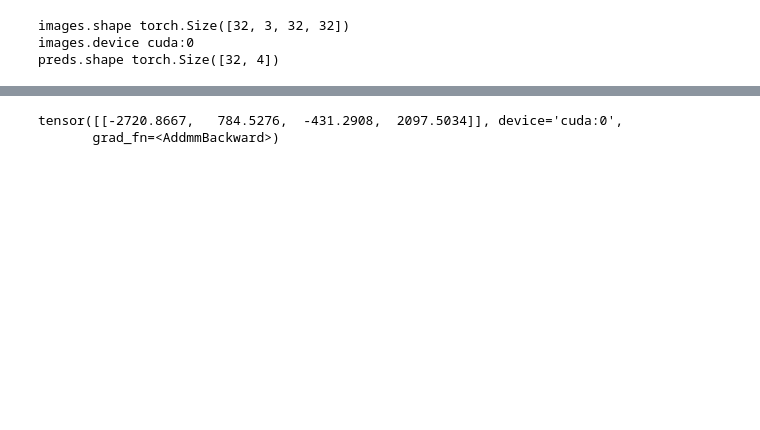
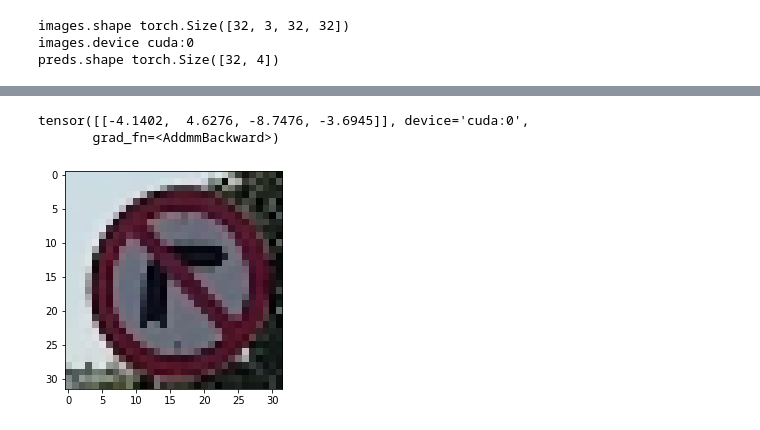
Before and after one commit to Alparslan-Tamer/Multi-Class-Classification, a Jupyter notebook: pytorch-code.ipynb, the cells around one changed output, grey strips where cells are left out. Cells and saved outputs as stored; diff of their text form; code cells hidden in the pictures; blank space fills up the shorter version.

```diff
--- a/pytorch-code.ipynb
+++ b/pytorch-code.ipynb
@@ -301,15 +305,18 @@ torch.save(model,'sagsolpytorch.h5')
 loaded_model = torch.load('sagsolpytorch.h5')
 # %%
 import cv2
-img = cv2.imread("28.jpg")
+img = cv2.imread("1887.jpg")
 img = cv2.resize(img, (32, 32))
+img = cv2.cvtColor(img, cv2.COLOR_BGR2RGB)
+img = img / 255.0
 img = torch.from_numpy(img).permute(2, 0, 1)
 img = img.unsqueeze(0)
 img = img.float()
 pred = loaded_model(img.to("cuda"))
 pred
 # %% [output]
-tensor([[-2720.8667,   784.5276,  -431.2908,  2097.5034]], device='cuda:0',
+tensor([[-4.1402,  4.6276, -8.7476, -3.6945]], device='cuda:0',
        grad_fn=<AddmmBackward>)
+[figure, added]
 # %%
 import numpy as np
```
Also changed, not shown: parts of 12 cells of this notebook, 11 other files.
